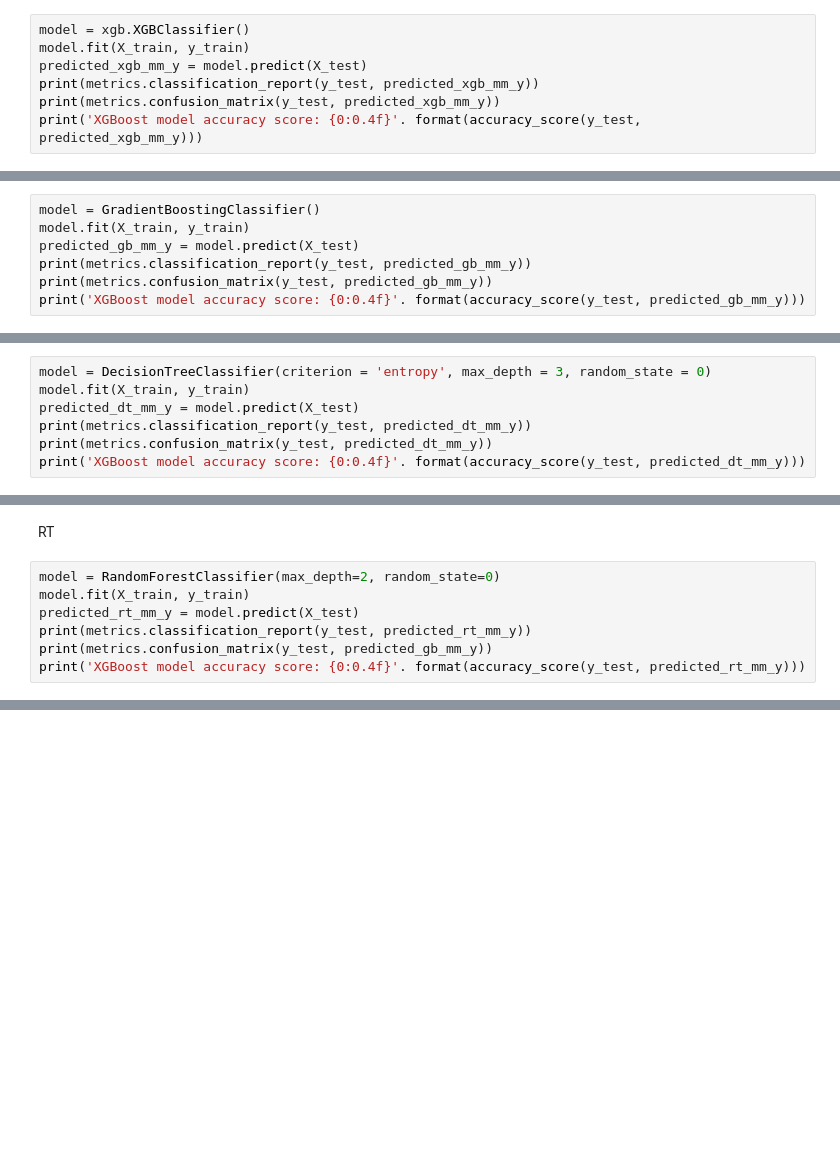
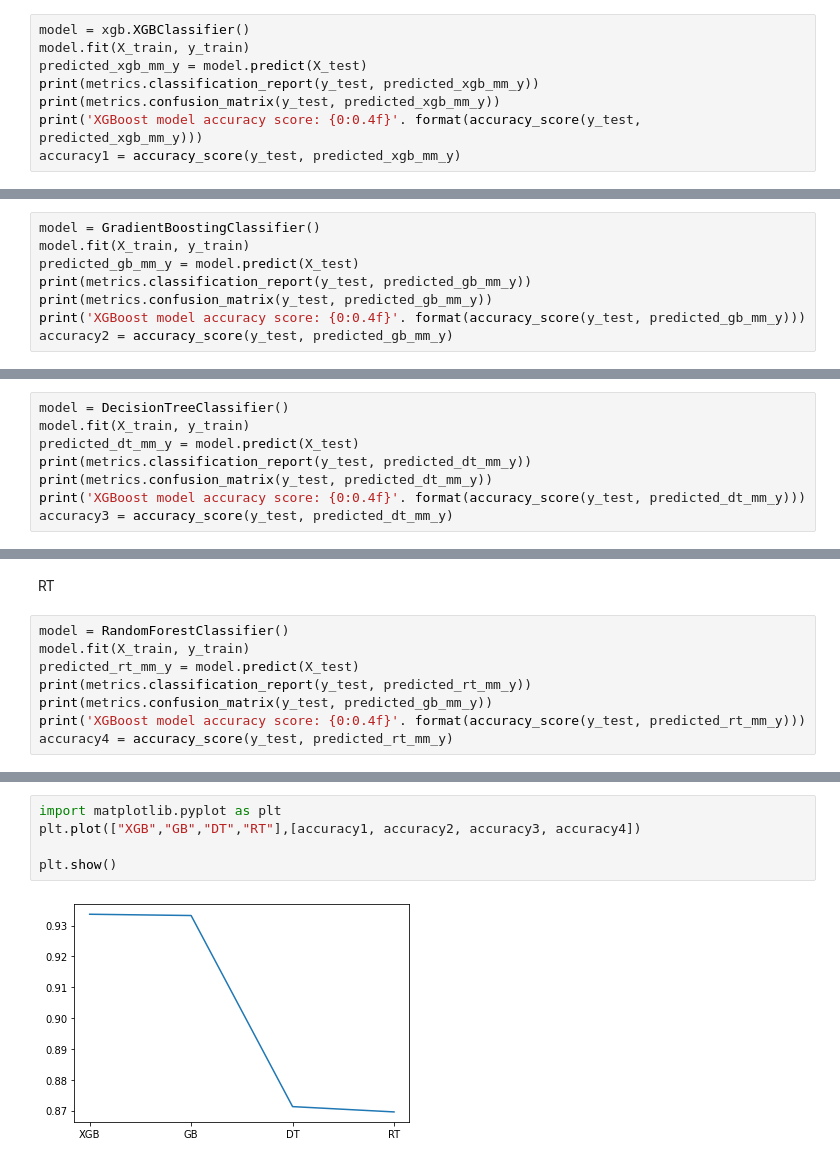
Before and after one commit to divyaKh/CMPE255Project, a Jupyter notebook: 4.ML_Models/Final_notebook.ipynb, the cells around one changed output, grey strips where cells are left out. Cells and saved outputs as stored; diff of their text form; blank space fills up the shorter version.

```diff
--- a/4.ML_Models/Final_notebook.ipynb
+++ b/4.ML_Models/Final_notebook.ipynb
@@ -755,6 +821,7 @@ predicted_xgb_mm_y = model.predict(X_test)
 print(metrics.classification_report(y_test, predicted_xgb_mm_y))
 print(metrics.confusion_matrix(y_test, predicted_xgb_mm_y))
 print('XGBoost model accuracy score: {0:0.4f}'. format(accuracy_score(y_test, predicted_xgb_mm_y)))
+accuracy1 = accuracy_score(y_test, predicted_xgb_mm_y)
 # %% [output]
               precision    recall  f1-score   support
 
@@ -777,6 +844,7 @@ predicted_gb_mm_y = model.predict(X_test)
 print(metrics.classification_report(y_test, predicted_gb_mm_y))
 print(metrics.confusion_matrix(y_test, predicted_gb_mm_y))
 print('XGBoost model accuracy score: {0:0.4f}'. format(accuracy_score(y_test, predicted_gb_mm_y)))
+accuracy2 = accuracy_score(y_test, predicted_gb_mm_y)
 # %% [output]
               precision    recall  f1-score   support
 
@@ -793,12 +861,13 @@ XGBoost model accuracy score: 0.9331
 # %% [markdown]
 DT
 # %%
-model = DecisionTreeClassifier(criterion = 'entropy', max_depth = 3, random_state = 0)
+model = DecisionTreeClassifier()
 model.fit(X_train, y_train)
 predicted_dt_mm_y = model.predict(X_test)
 print(metrics.classification_report(y_test, predicted_dt_mm_y))
 print(metrics.confusion_matrix(y_test, predicted_dt_mm_y))
 print('XGBoost model accuracy score: {0:0.4f}'. format(accuracy_score(y_test, predicted_dt_mm_y)))
+accuracy3 = accuracy_score(y_test, predicted_dt_mm_y)
 # %% [output]
               precision    recall  f1-score   support
 
@@ -815,12 +884,13 @@ XGBoost model accuracy score: 0.8726
 # %% [markdown]
 RT
 # %%
-model = RandomForestClassifier(max_depth=2, random_state=0)
+model = RandomForestClassifier()
 model.fit(X_train, y_train)
 predicted_rt_mm_y = model.predict(X_test)
 print(metrics.classification_report(y_test, predicted_rt_mm_y))
 print(metrics.confusion_matrix(y_test, predicted_gb_mm_y))
 print('XGBoost model accuracy score: {0:0.4f}'. format(accuracy_score(y_test, predicted_rt_mm_y)))
+accuracy4 = accuracy_score(y_test, predicted_rt_mm_y)
 # %% [output]
               precision    recall  f1-score   support
 
@@ -836,0 +907,7 @@ XGBoost model accuracy score: 0.8704
+# %%
+import matplotlib.pyplot as plt
+plt.plot(["XGB","GB","DT","RT"],[accuracy1, accuracy2, accuracy3, accuracy4])
+
+plt.show()
+# %% [output]
+[figure, added]
```
Also changed, not shown: parts of 27 cells of this notebook.
